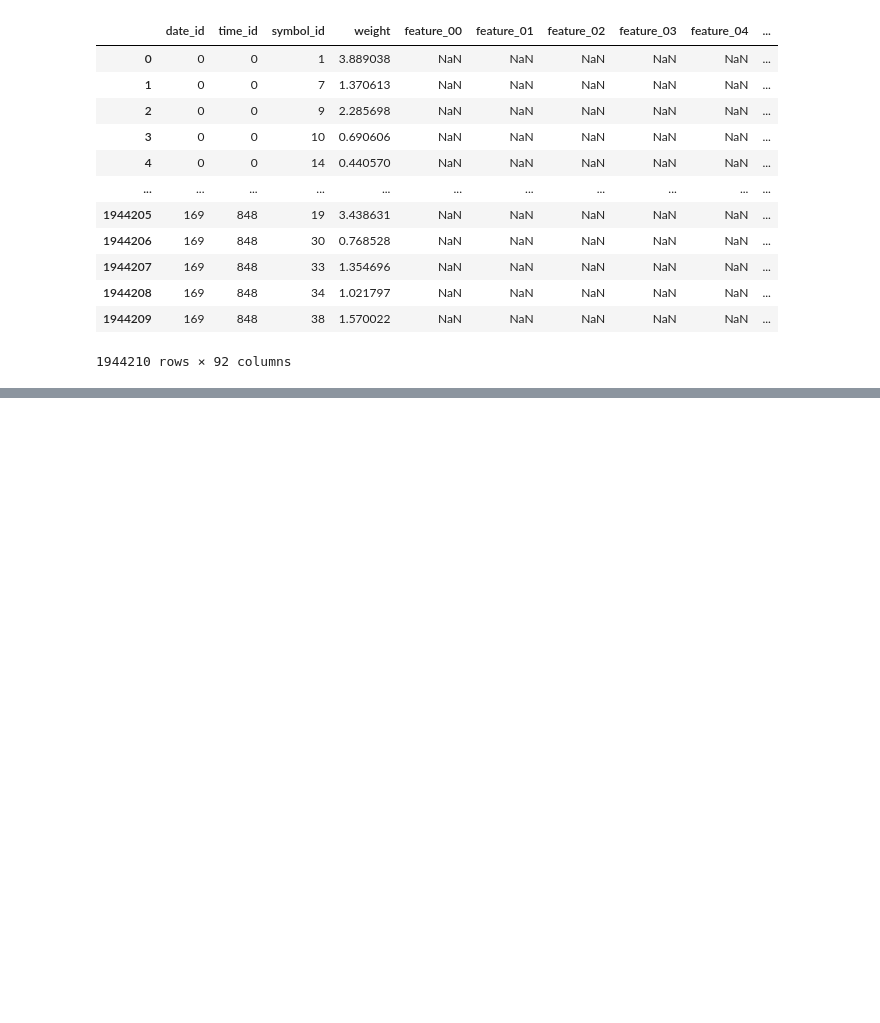
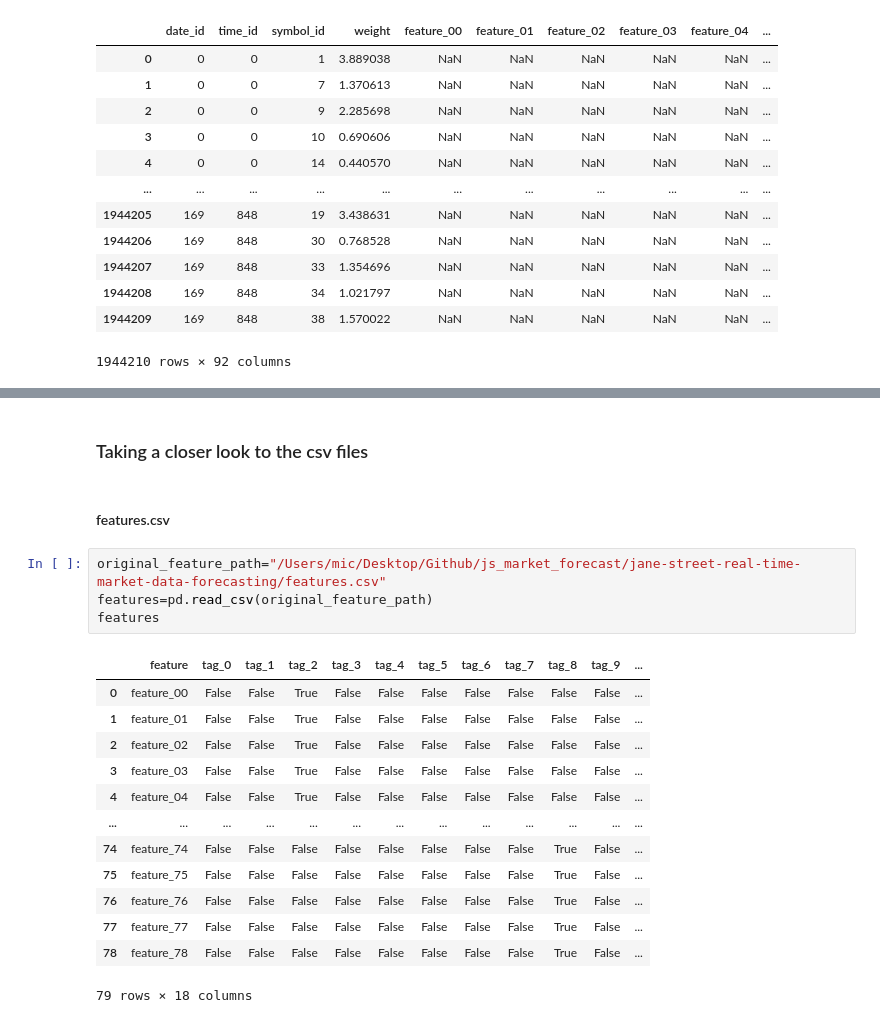
Before and after one commit to M1cW/js_market_forecast, a Jupyter notebook: main.ipynb, the cells around one changed output, grey strips where cells are left out. Drawn from its saved outputs; the diff is of its cells as text; blank space fills up the shorter version.

```diff
--- a/main.ipynb
+++ b/main.ipynb
@@ -59,0 +66,22 @@ plt.show()
+# %% [markdown]
+### Taking a closer look to the csv files
+# %% [markdown]
+#### features.csv
+# %%
+original_feature_path="/Users/mic/Desktop/Github/js_market_forecast/jane-street-real-time-market-data-forecasting/features.csv"
+features=pd.read_csv(original_feature_path)
+features
+# %% [output]
+|  | feature | tag_0 | tag_1 | tag_2 | tag_3 | tag_4 | tag_5 | tag_6 | tag_7 | tag_8 | tag_9 | ... |
+| 0 | feature_00 | False | False | True | False | False | False | False | False | False | False | ... |
+| 1 | feature_01 | False | False | True | False | False | False | False | False | False | False | ... |
+| 2 | feature_02 | False | False | True | False | False | False | False | False | False | False | ... |
+| 3 | feature_03 | False | False | True | False | False | False | False | False | False | False | ... |
+| 4 | feature_04 | False | False | True | False | False | False | False | False | False | False | ... |
+| ... | ... | ... | ... | ... | ... | ... | ... | ... | ... | ... | ... | ... |
+| 74 | feature_74 | False | False | False | False | False | False | False | False | True | False | ... |
+| 75 | feature_75 | False | False | False | False | False | False | False | False | True | False | ... |
+| 76 | feature_76 | False | False | False | False | False | False | False | False | True | False | ... |
+| 77 | feature_77 | False | False | False | False | False | False | False | False | True | False | ... |
+| 78 | feature_78 | False | False | False | False | False | False | False | False | True | False | ... |
+79 rows × 18 columns
```
Also changed, not shown: parts of 16 cells of this notebook, 1 other file.
